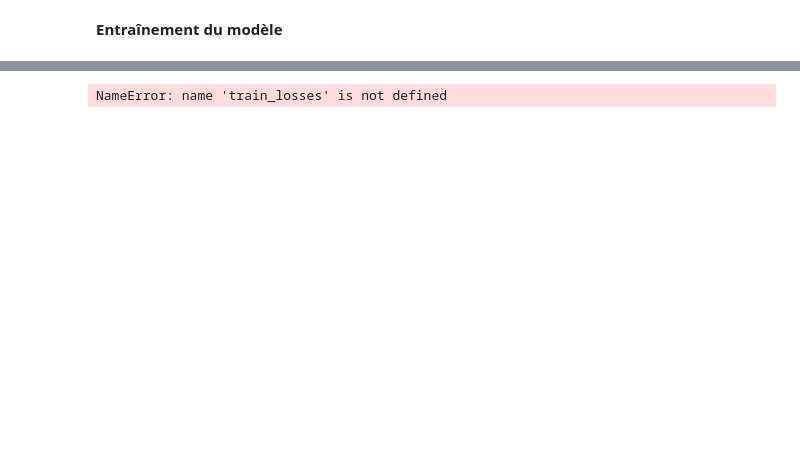
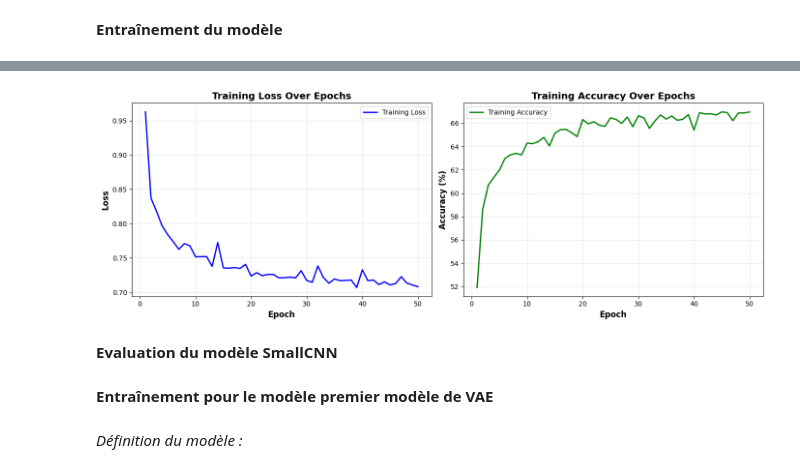
Before and after one commit to camilledussauchoy-glitch/Projet_Deep_Learning_Galaxies, a Jupyter notebook: main.ipynb, the cells around one changed output, grey strips where cells are left out. Cells and saved outputs as stored; diff of their text form; code cells hidden in the pictures; blank space fills up the shorter version.

```diff
--- a/main.ipynb
+++ b/main.ipynb
@@ -727,8 +727,7 @@ transform = transforms.Compose([
     transforms.RandomRotation(40),
     transforms.RandomResizedCrop(128, scale=(0.8, 1.0), ratio=(3/4, 4/3)),
     transforms.ToTensor(),
-    transforms.Normalize(mean, std)
-])
+    transforms.Normalize(mean, std)]) #run d'abord avec un hashtag puis quand la mean est définie, rerun
 
 test_transform = transforms.Compose([
     transforms.Resize((128, 128)),
@@ -892,8 +891,7 @@ criterion = nn.CrossEntropyLoss()
 # optimizer
 optimizer = optim.SGD(model.parameters(), lr = .01)
 
-train_model(model, criterion, optimizer, nepochs=10)
+train_losses, train_acc = train_model(model, criterion, optimizer, nepochs=50)
 
 plot_training_history(train_losses, train_acc)
-print(done)
 # %% [output]
@@ -910 +915,3 @@ Epoch: 9        Training Loss: 0.771665         Training accuracy: 63.716460
-NameError: name 'train_losses' is not defined
+[figure, added]
+# %% [markdown]
+**Evaluation du modèle SmallCNN**
@@ -910,0 +945,4 @@ NameError: name 'train_losses' is not defined
+# %% [markdown]
+**Entraînement pour le modèle premier modèle de VAE**
+# %% [markdown]
+*Définition du modèle :*
```
Also changed, not shown: parts of 14 cells of this notebook.
